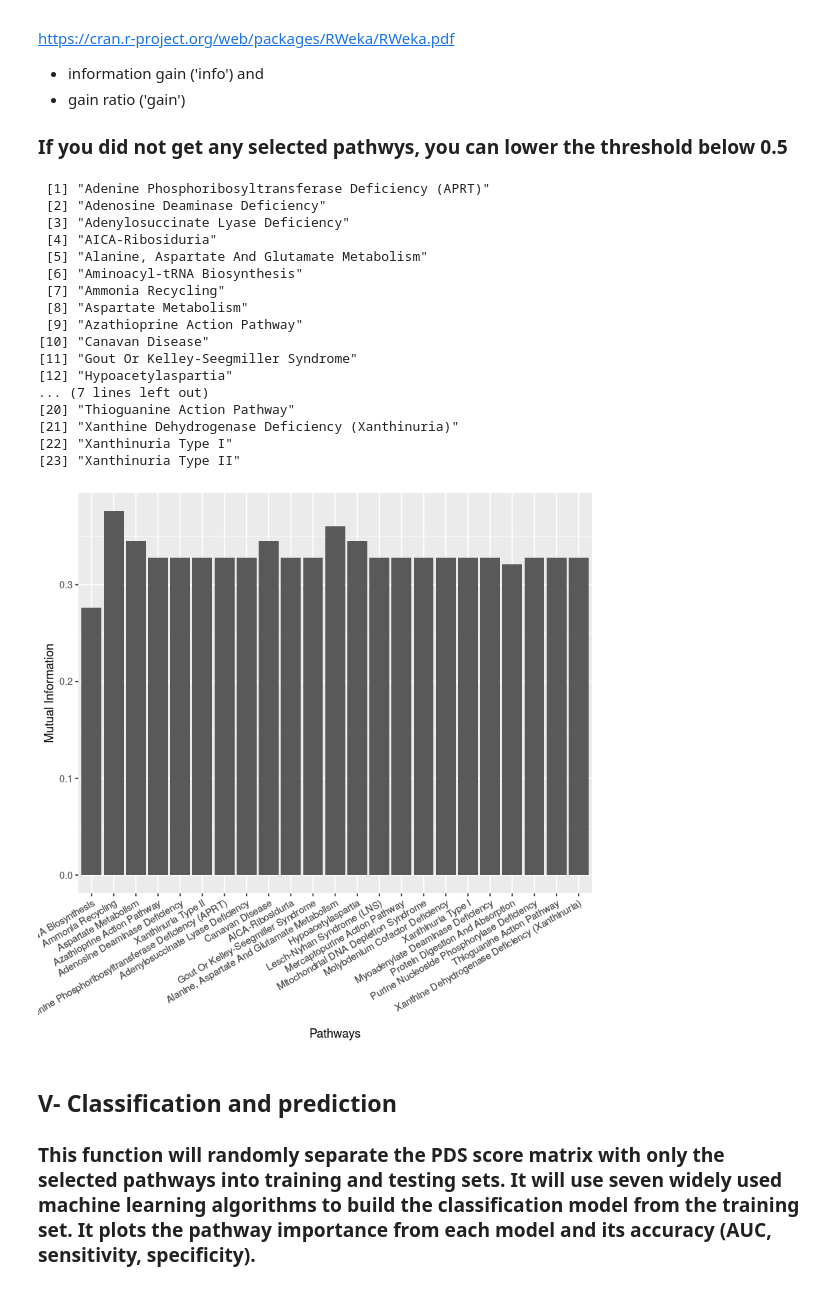
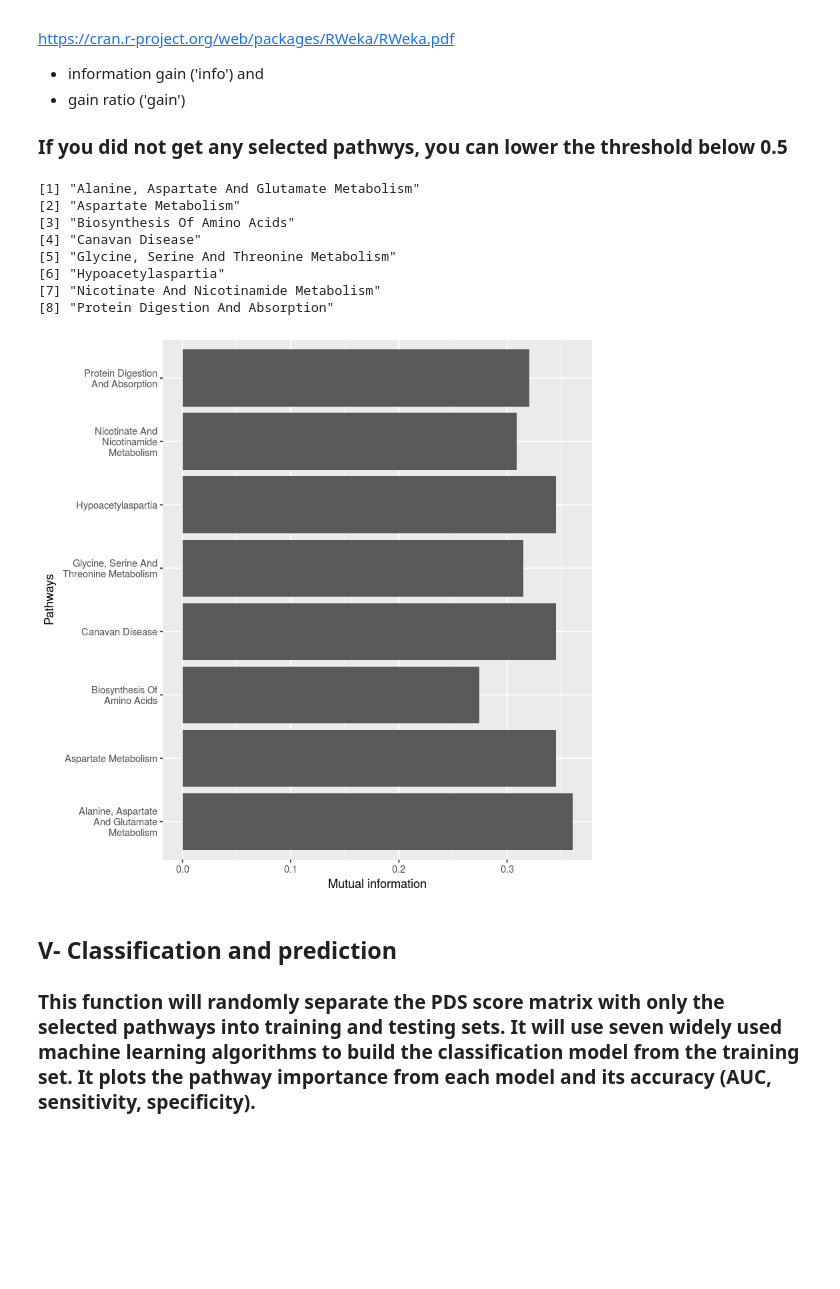
Before and after one commit to FADHLyemen/lilikoi_Fadhl, a Jupyter notebook: lilikoi_notebook_Plasma_BC.ipynb, the cells around one changed output. Cells and saved outputs as stored; diff of their text form; code cells hidden in the pictures; blank space fills up the shorter version.

```diff
--- a/lilikoi_notebook_Plasma_BC.ipynb
+++ b/lilikoi_notebook_Plasma_BC.ipynb
@@ -104,27 +132,18 @@ https://cran.r-project.org/web/packages/RWeka/RWeka.pdf
 
 ### If you did not get any selected pathwys, you can lower the threshold below 0.5
 # %%
-selected_Pathways_Weka= featuresSelection(PDSmatrix,threshold=0.5,method="info")
+selected_Pathways_Weka= featuresSelection(PDSmatrix,threshold= 0.54,method="gain")
 selected_Pathways_Weka
 # %% [output]
- [1] "Adenine Phosphoribosyltransferase Deficiency (APRT)"
- [2] "Adenosine Deaminase Deficiency"
- [3] "Adenylosuccinate Lyase Deficiency"
- [4] "AICA-Ribosiduria"
- [5] "Alanine, Aspartate And Glutamate Metabolism"
- [6] "Aminoacyl-tRNA Biosynthesis"
- [7] "Ammonia Recycling"
- [8] "Aspartate Metabolism"
- [9] "Azathioprine Action Pathway"
-[10] "Canavan Disease"
-[11] "Gout Or Kelley-Seegmiller Syndrome"
-[12] "Hypoacetylaspartia"
-... (7 lines left out)
-[20] "Thioguanine Action Pathway"
-[21] "Xanthine Dehydrogenase Deficiency (Xanthinuria)"
-[22] "Xanthinuria Type I"
-[23] "Xanthinuria Type II"
+[1] "Alanine, Aspartate And Glutamate Metabolism"
+[2] "Aspartate Metabolism"
+[3] "Biosynthesis Of Amino Acids"
+[4] "Canavan Disease"
+[5] "Glycine, Serine And Threonine Metabolism"
+[6] "Hypoacetylaspartia"
+[7] "Nicotinate And Nicotinamide Metabolism"
+[8] "Protein Digestion And Absorption"
-[figure, old version]
+[figure, new version]
 # %% [markdown]
 ## V- Classification and prediction
 ### This function will randomly separate the PDS score matrix with only the selected pathways into training and testing sets. It will use seven widely used machine learning algorithms to build the classification model from the training set. It plots the pathway importance from each model and its accuracy (AUC, sensitivity, specificity).
```
Also changed, not shown: parts of 10 cells of this notebook, 22 other files.
